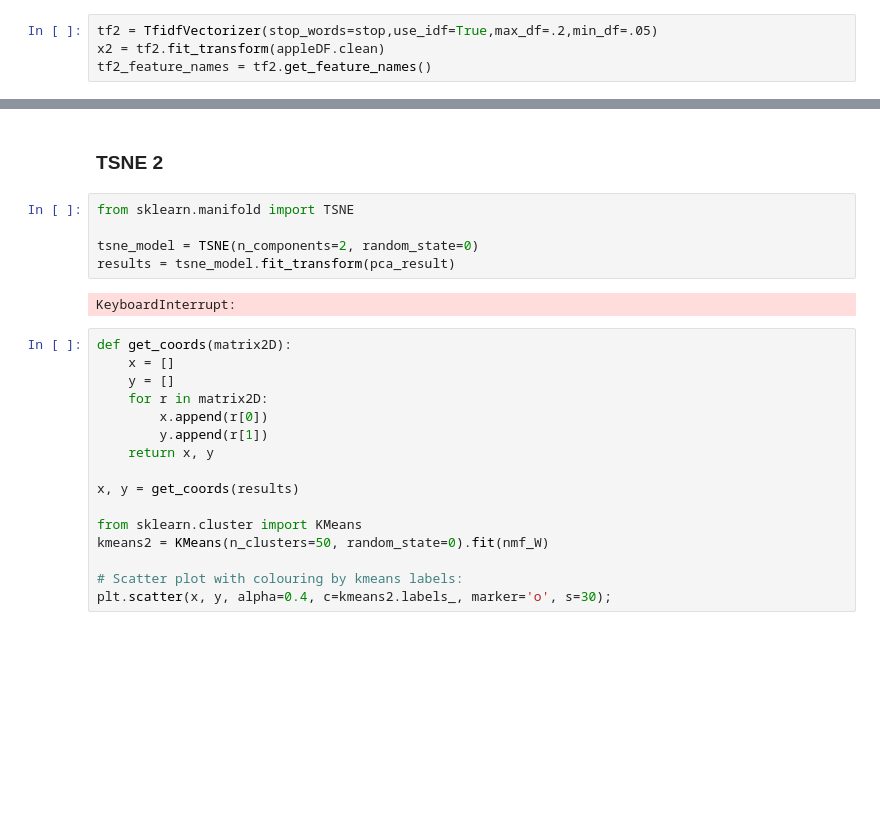
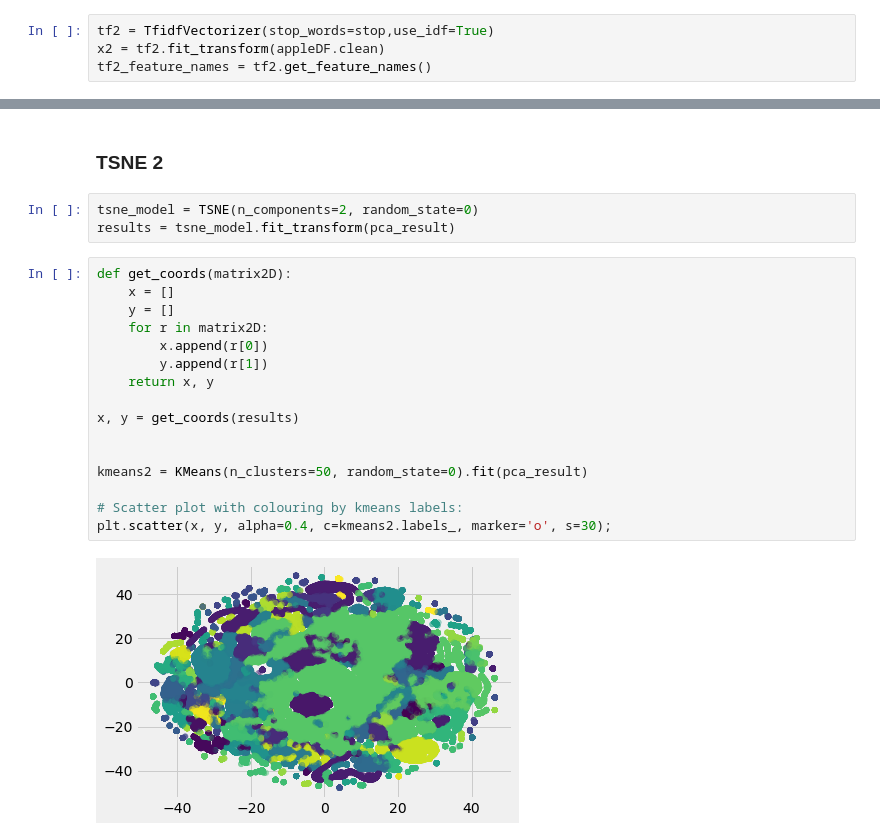
Before and after one commit to xvila/Twitter-Customer-Support-Exploration, a Jupyter notebook: notebooks/data_processing.ipynb, the cells around one changed output, grey strips where cells are left out. Cells and saved outputs as stored; diff of their text form; blank space fills up the shorter version.

```diff
--- a/notebooks/data_processing.ipynb
+++ b/notebooks/data_processing.ipynb
@@ -444,7 +445,7 @@ appleDF.head()
 | 339 | 416 | AppleSupport | False | @96041 We appreciate you letting ... | NaN | 417.0 | 2017-10-04 12:59:29 | 10 | ... |
 | 340 | 417 | 96041 | True | @AppleSupport When you go to the ... | 416 | 418.0 | 2017-10-04 04:57:54 | 10 | ... |
 # %%
-tf2 = TfidfVectorizer(stop_words=stop,use_idf=True,max_df=.2,min_df=.05)
+tf2 = TfidfVectorizer(stop_words=stop,use_idf=True)
 x2 = tf2.fit_transform(appleDF.clean)
 tf2_feature_names = tf2.get_feature_names()
 # %%
@@ -622,27 +625,25 @@ kmeans = joblib.load('../models/kmeans.pkl')
 # %% [markdown]
 ### TSNE 2
 # %%
-from sklearn.manifold import TSNE
-
 tsne_model = TSNE(n_components=2, random_state=0)
 results = tsne_model.fit_transform(pca_result)
-# %% [output]
-KeyboardInterrupt:
 # %%
 def get_coords(matrix2D):
     x = []
     y = []
     for r in matrix2D:
         x.append(r[0])
         y.append(r[1])
     return x, y
 
 x, y = get_coords(results)
 
-from sklearn.cluster import KMeans
-kmeans2 = KMeans(n_clusters=50, random_state=0).fit(nmf_W)
+
+kmeans2 = KMeans(n_clusters=50, random_state=0).fit(pca_result)
 
 # Scatter plot with colouring by kmeans labels:
 plt.scatter(x, y, alpha=0.4, c=kmeans2.labels_, marker='o', s=30);
+# %% [output]
+[figure, added]
 # %%
 print(kmeans.labels_)
```
Also changed, not shown: parts of 15 cells of this notebook.
